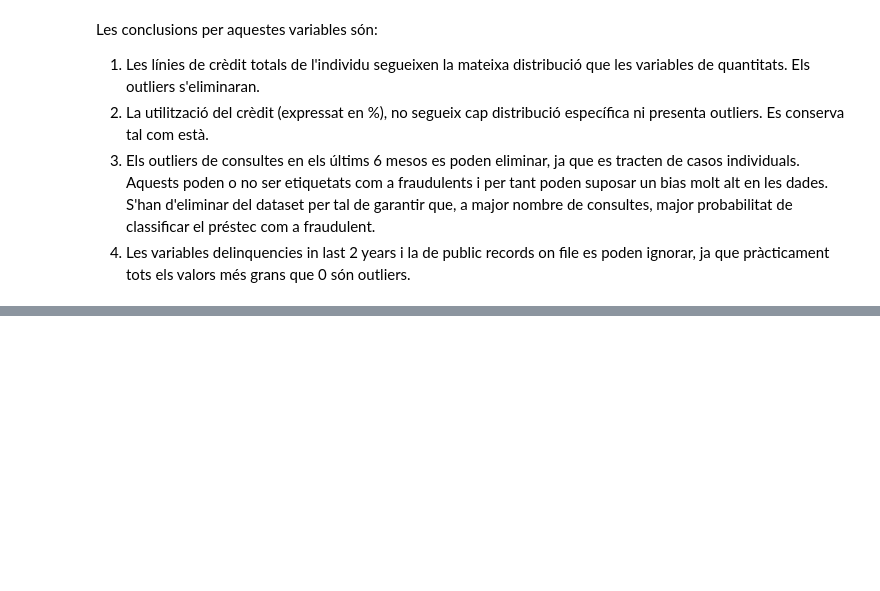
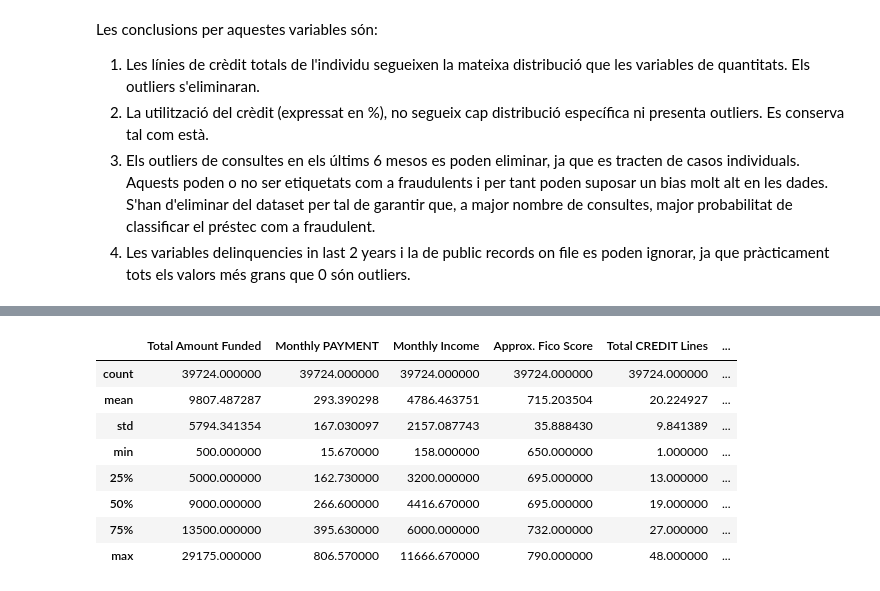
Before and after one commit to Jolicost/Loan-data-analysis, a Jupyter notebook: M2.951_20201_Pràctica2_LoanStatsDataset.ipynb, the cells around one changed output, grey strips where cells are left out. Saved outputs shown, nothing was run; the diff lists cells and outputs as text; code cells hidden in the pictures; blank space fills up the shorter version.

```diff
--- a/M2.951_20201_Pràctica2_LoanStatsDataset.ipynb
+++ b/M2.951_20201_Pràctica2_LoanStatsDataset.ipynb
@@ -936,0 +796,5 @@ plt.boxplot(df['Monthly PAYMENT'])
+# %%
+# Eliminar les files erronies
+df_noOutliers = df_noOutliers[df_noOutliers['Monthly Income'] > 0]
+# Comprovar que s'hagi eliminat correctament
+df_noOutliers[df_noOutliers['Monthly Income'] <= 0]['Monthly Income'].any()
@@ -936,0 +825,12 @@ plt.boxplot(df['Monthly PAYMENT'])
+# %%
+df_noOutliers.describe()
+# %% [output]
+|  | Total Amount Funded | Monthly PAYMENT | Monthly Income | Approx. Fico Score | Total CREDIT Lines | ... |
+| count | 39724.000000 | 39724.000000 | 39724.000000 | 39724.000000 | 39724.000000 | ... |
+| mean | 9807.487287 | 293.390298 | 4786.463751 | 715.203504 | 20.224927 | ... |
+| std | 5794.341354 | 167.030097 | 2157.087743 | 35.888430 | 9.841389 | ... |
+| min | 500.000000 | 15.670000 | 158.000000 | 650.000000 | 1.000000 | ... |
+| 25% | 5000.000000 | 162.730000 | 3200.000000 | 695.000000 | 13.000000 | ... |
+| 50% | 9000.000000 | 266.600000 | 4416.670000 | 695.000000 | 19.000000 | ... |
+| 75% | 13500.000000 | 395.630000 | 6000.000000 | 732.000000 | 27.000000 | ... |
+| max | 29175.000000 | 806.570000 | 11666.670000 | 790.000000 | 48.000000 | ... |
```
Also changed, not shown: parts of 40 cells of this notebook, 2 other files.
